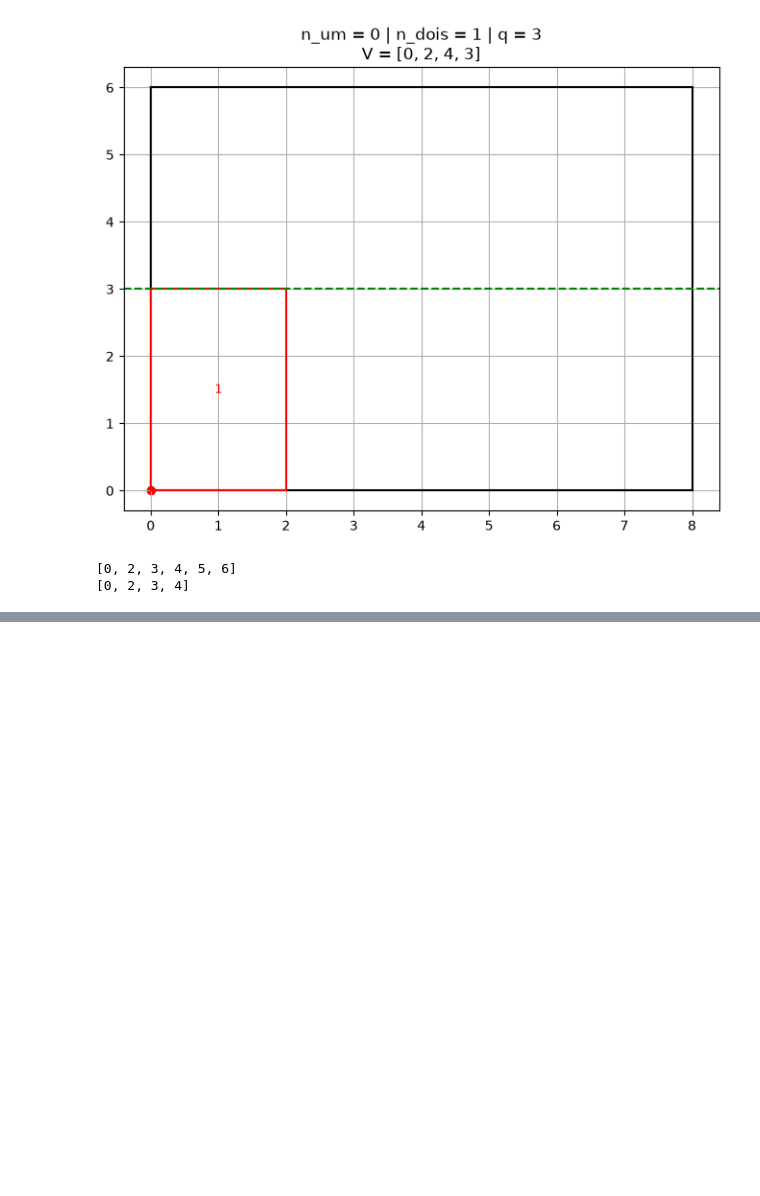
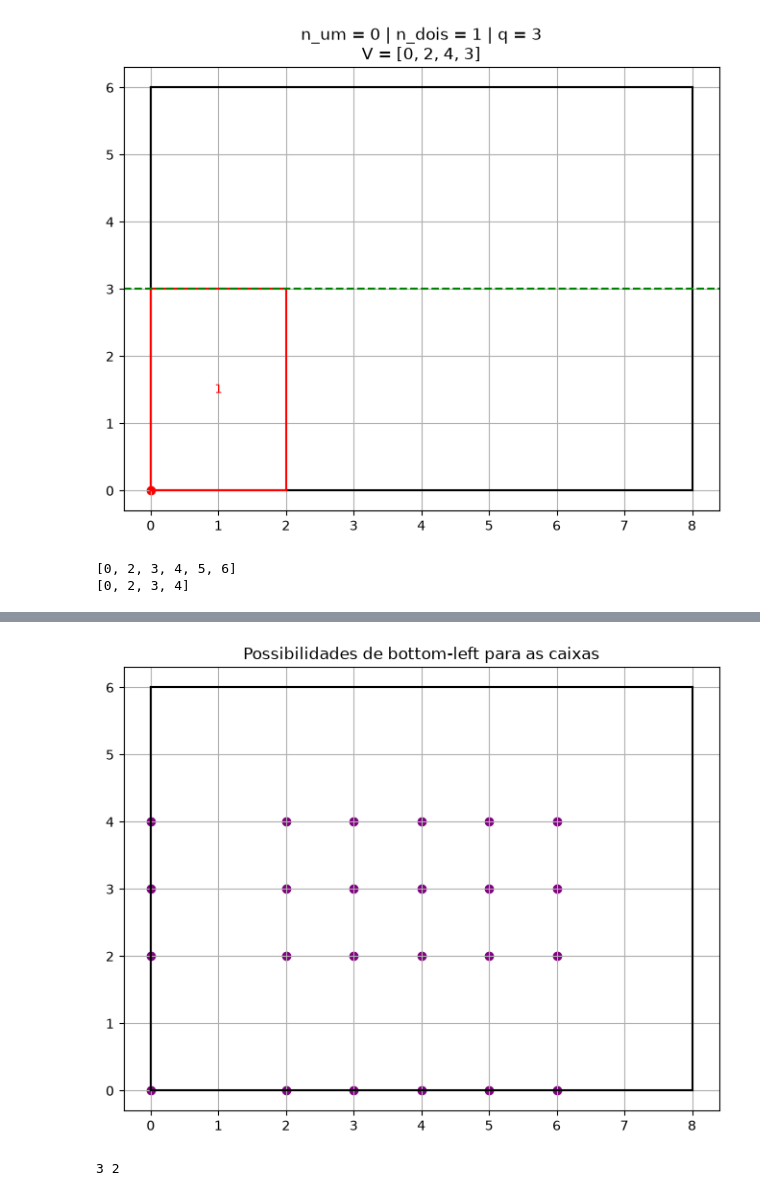
Before and after one commit to FeAlmassy/palete_caixa, a Jupyter notebook: palete_caixa_aula.ipynb, the cells around one changed output, grey strips where cells are left out. Drawn from its saved outputs; the diff is of its cells as text; code cells hidden in the pictures; blank space fills up the shorter version.

```diff
--- a/palete_caixa_aula.ipynb
+++ b/palete_caixa_aula.ipynb
@@ -146,3 +146,6 @@ print(V)
 # %% [output]
 [0, 2, 3, 4, 5, 6]
 [0, 2, 3, 4]
+# %%
+lista_rs = list(product(H, V))
+display(lista_rs)
@@ -148,0 +170,11 @@ print(V)
+# %%
+if indice == 0:
+    plotar_palete(L, W)
+    for r, s in lista_rs:
+        plt.scatter(x=r, y=s, color="purple")
+
+    plt.title("Possibilidades de bottom-left para as caixas")
+    plt.grid()
+    plt.show()
+# %% [output]
+[figure, added]
@@ -148,0 +184,5 @@ print(V)
+# %%
+i = 1
+print(ls[i-1], ws[i-1])
+# %% [output]
+3 2
```
Also changed, not shown: parts of 7 cells of this notebook.
